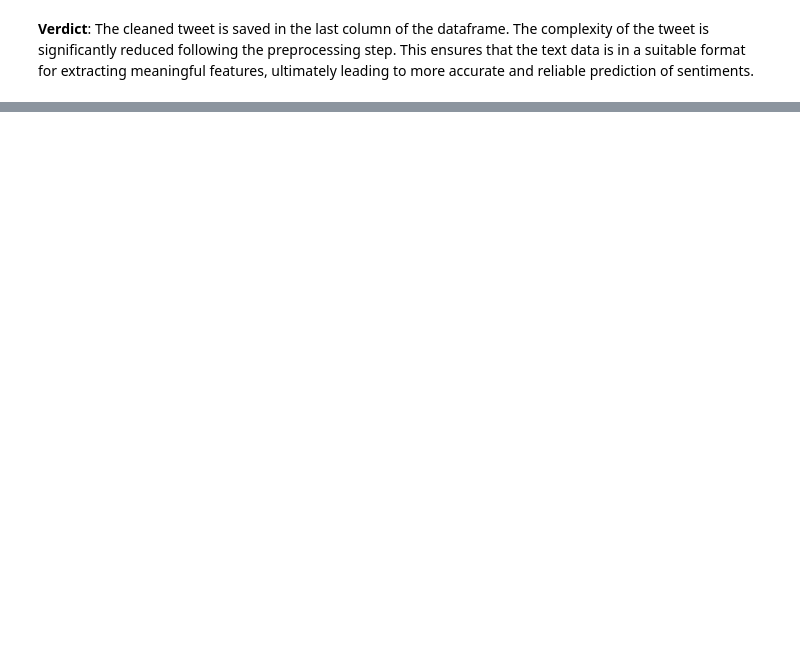
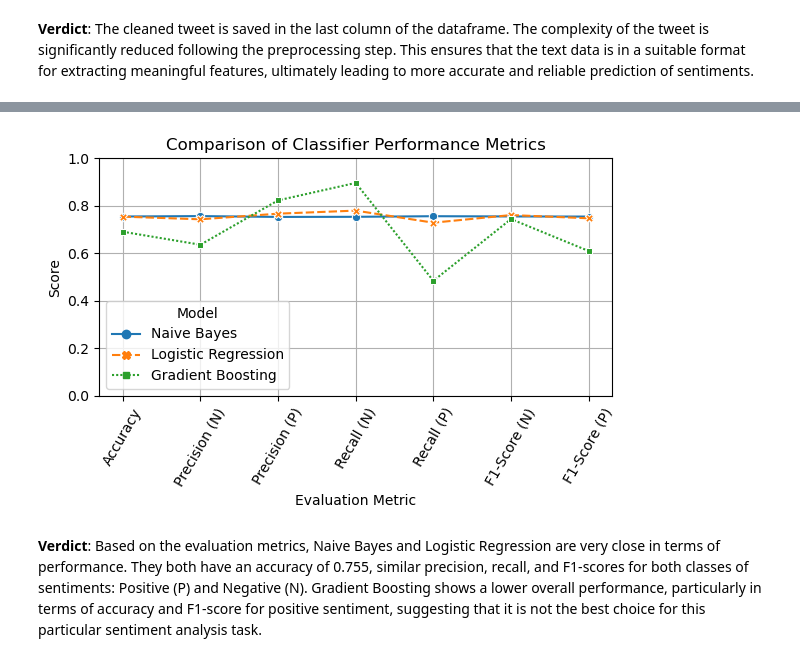
Before and after one commit to ankitskr/Sentiment_Analysis, a Jupyter notebook: Twitter_Sentiment_Analysis.ipynb, the cells around one changed output, grey strips where cells are left out. Saved outputs shown, nothing was run; the diff lists cells and outputs as text; code cells hidden in the pictures; blank space fills up the shorter version.

Commit message:
Final draft of Twitter sentiment analysis

```diff
--- a/Twitter_Sentiment_Analysis.ipynb
+++ b/Twitter_Sentiment_Analysis.ipynb
@@ -221,2 +228,3 @@ Each tweet serves as a document, and the entire collection of tweets forms the c
 # %%
-X_train, X_test, y_train, y_test =  train_test_split(tweets_df['cleaned_tweet'], tweets_df['label'], test_size = 0.15)
+# Split data into training and testing sets
+X_train, X_test, y_train, y_test =  train_test_split(tweets_df['cleaned_tweet'], tweets_df['label'], test_size = 0.2)
@@ -281,5 +256,5 @@ weighted avg       0.77      0.77      0.77      1489
 # %%
+#Gradient boosting classifier
 model_GB = GradientBoostingClassifier()
 model_GB.fit(X_train_tfidf, y_train)
-y_pred = model_GB.predict(X_test_tfidf)
-eval_model(y_test, y_pred, 'Gradient Boosting')
+y_pred_GB = model_GB.predict(X_test_tfidf)
@@ -297,0 +264,21 @@ weighted avg       0.75      0.71      0.69      1489
+# %%
+def get_data(report):
+    data = [report['accuracy'], report['0']['precision'], report['1']['precision'], report['0']['recall'], report['1']['recall'],
+            report['0']['f1-score'], report['1']['f1-score']]
+    return data
+
+report_NB = classification_report(y_test, y_pred_NB, output_dict=True)
+report_LR = classification_report(y_test, y_pred_LR, output_dict=True)
+report_GB = classification_report(y_test, y_pred_GB, output_dict=True)
+
+# Construct the data dictionary
+data = {
+    'Metric': ['Accuracy', 'Precision (N)', 'Precision (P)', 'Recall (N)', 'Recall (P)', 'F1-Score (N)', 'F1-Score (P)'],
+    'Naive Bayes': get_plot_data(report_NB),
+    'Logistic Regression': get_plot_data(report_LR),
+    'Gradient Boosting': get_plot_data(report_GB)
+}
+
+# Create evaluation table
+model_eval_report = pd.DataFrame(data)
+model_eval_report
@@ -297,0 +294,21 @@ weighted avg       0.75      0.71      0.69      1489
+# %%
+# Melt DataFrame for easier plotting
+report_melted = model_eval_report.melt(id_vars='Metric', var_name='Model', value_name='Score')
+
+# Plotting
+plt.figure(figsize=(6, 4))
+plt.rcParams.update({'font.size': 10})
+sns.lineplot(x='Metric', y='Score', hue='Model', style='Model', markers=True, data=report_melted)
+plt.title('Comparison of Classifier Performance Metrics')
+plt.xticks(rotation=60)
+plt.ylim(0, 1)
+plt.ylabel('Score')
+plt.xlabel('Evaluation Metric')
+plt.legend(title='Model')
+plt.grid(True)
+plt.tight_layout()
+plt.show()
+# %% [output]
+[figure, added]
+# %% [markdown]
+**Verdict**: Based on the evaluation metrics, Naive Bayes and Logistic Regression are very close in terms of performance. They both have an accuracy of 0.755, similar precision, recall, and F1-scores for both classes of sentiments: Positive (P) and Negative (N). Gradient Boosting shows a lower overall performance, particularly in terms of accuracy and F1-score for positive sentiment, suggesting that it is not the best choice for this particular sentiment analysis task.
```
Also changed, not shown: parts of 23 cells of this notebook.
